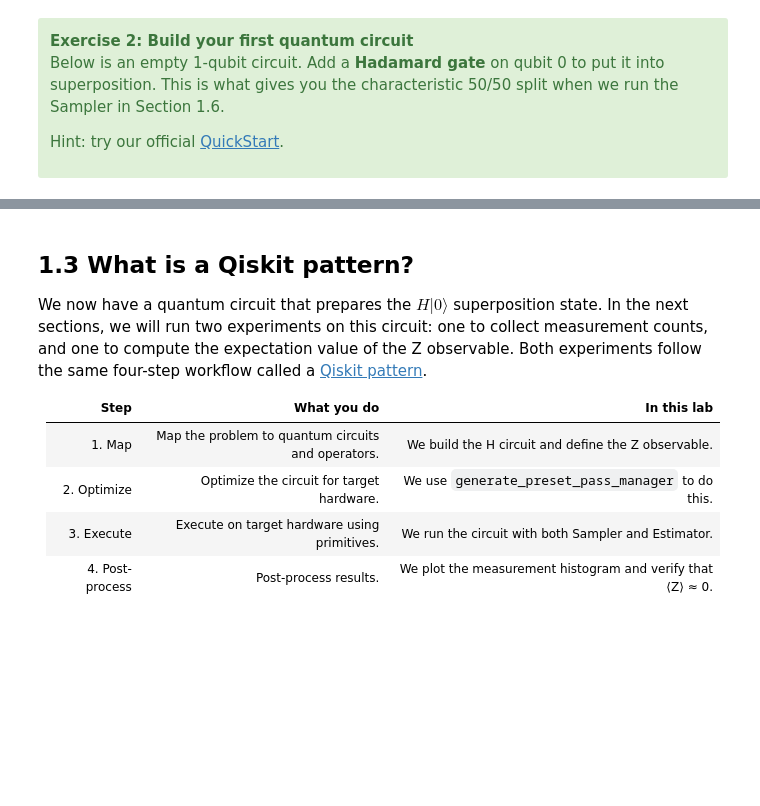
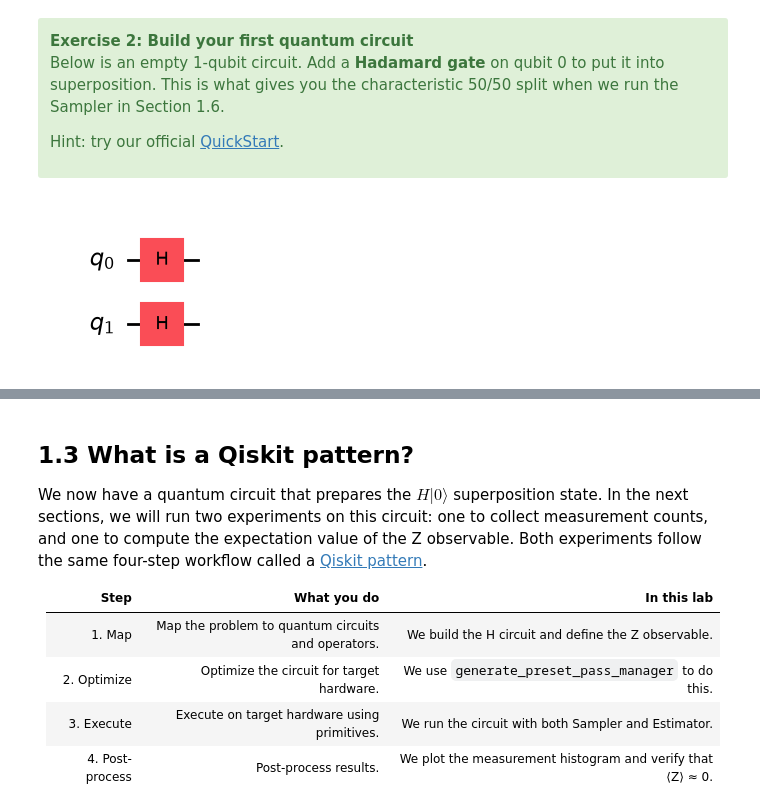
Before and after one commit to MelB18/EasyQuanten, a Jupyter notebook: qgss2026_lab0.ipynb, the cells around one changed output, grey strips where cells are left out. Saved outputs shown, nothing was run; the diff lists cells and outputs as text; code cells hidden in the pictures; blank space fills up the shorter version.

```diff
--- a/qgss2026_lab0.ipynb
+++ b/qgss2026_lab0.ipynb
@@ -165,9 +180,13 @@ Hint: try our official [QuickStart](https://quantum.cloud.ibm.com/docs/guides/qu
 </div>
 # %%
 
-qc = QuantumCircuit(1)
+qc = QuantumCircuit(2)
 
 # Add a Hadamard gate on qubit 0
 qc.h(0)
+qc.h(1)
+
 
 qc.draw("mpl")
+# %% [output]
+[figure, added]
```
Also changed, not shown: parts of 5 cells of this notebook.
